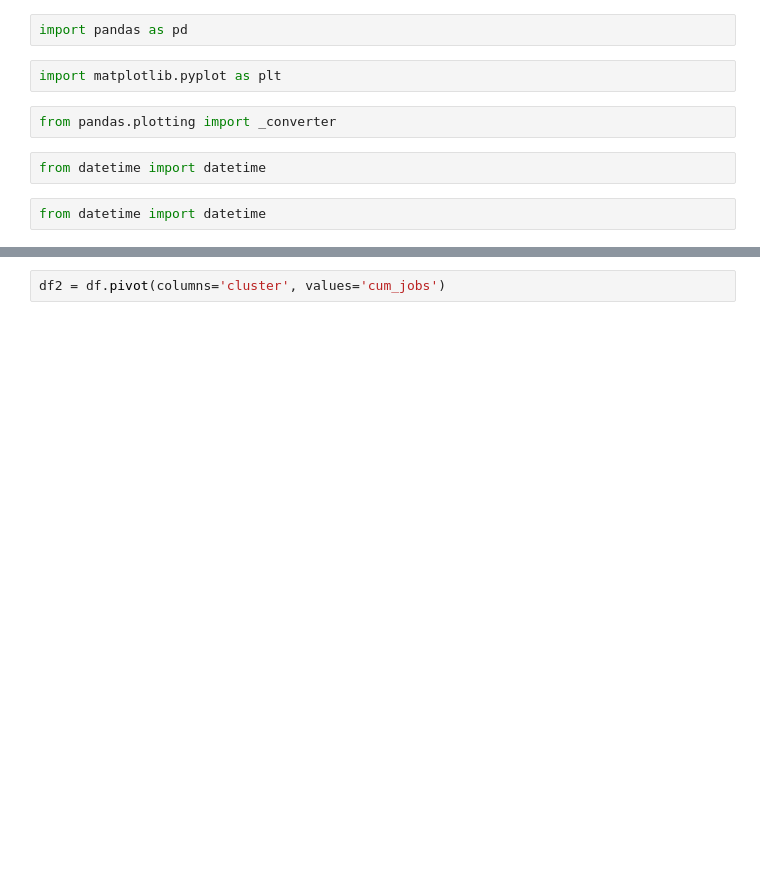
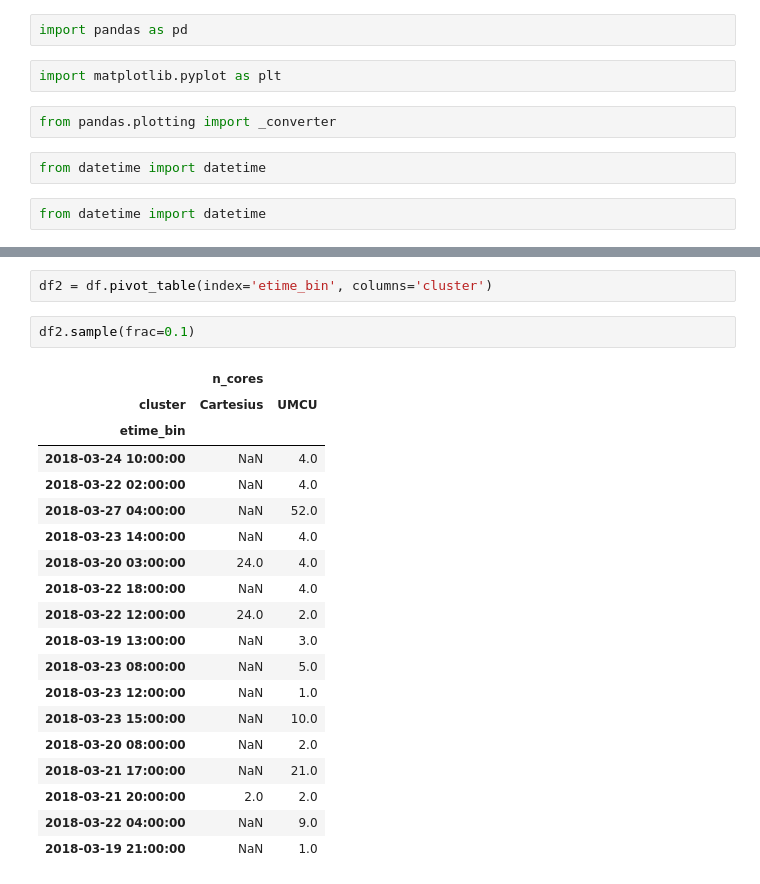
Before and after one commit to GooglingTheCancerGenome/sv-callers, a Jupyter notebook: scripts/workflow_progress.ipynb, the cells around one changed output, grey strips where cells are left out. Saved outputs shown, nothing was run; the diff lists cells and outputs as text; blank space fills up the shorter version.

```diff
--- a/scripts/workflow_progress.ipynb
+++ b/scripts/workflow_progress.ipynb
@@ -34,2 +33,24 @@ df.sample(frac=0.1)
 # %%
-df2 = df.pivot(columns='cluster', values='cum_jobs')
+df2 = df.pivot_table(index='etime_bin', columns='cluster')
+# %%
+df2.sample(frac=0.1)
+# %% [output]
+|  | n_cores |  |
+| cluster | Cartesius | UMCU |
+| etime_bin |  |  |
+| 2018-03-24 10:00:00 | NaN | 4.0 |
+| 2018-03-22 02:00:00 | NaN | 4.0 |
+| 2018-03-27 04:00:00 | NaN | 52.0 |
+| 2018-03-23 14:00:00 | NaN | 4.0 |
+| 2018-03-20 03:00:00 | 24.0 | 4.0 |
+| 2018-03-22 18:00:00 | NaN | 4.0 |
+| 2018-03-22 12:00:00 | 24.0 | 2.0 |
+| 2018-03-19 13:00:00 | NaN | 3.0 |
+| 2018-03-23 08:00:00 | NaN | 5.0 |
+| 2018-03-23 12:00:00 | NaN | 1.0 |
+| 2018-03-23 15:00:00 | NaN | 10.0 |
+| 2018-03-20 08:00:00 | NaN | 2.0 |
+| 2018-03-21 17:00:00 | NaN | 21.0 |
+| 2018-03-21 20:00:00 | 2.0 | 2.0 |
+| 2018-03-22 04:00:00 | NaN | 9.0 |
+| 2018-03-19 21:00:00 | NaN | 1.0 |
```
Also changed, not shown: parts of 7 cells of this notebook.
